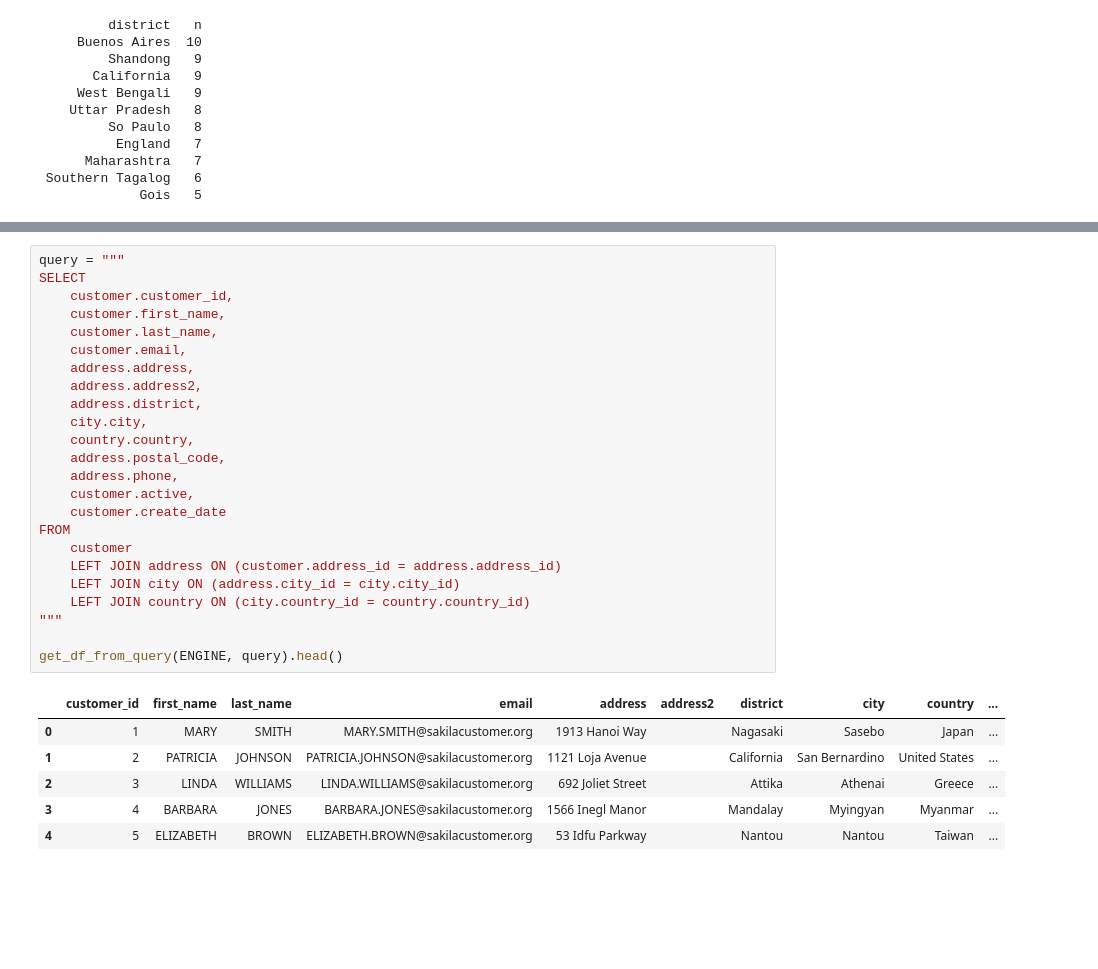
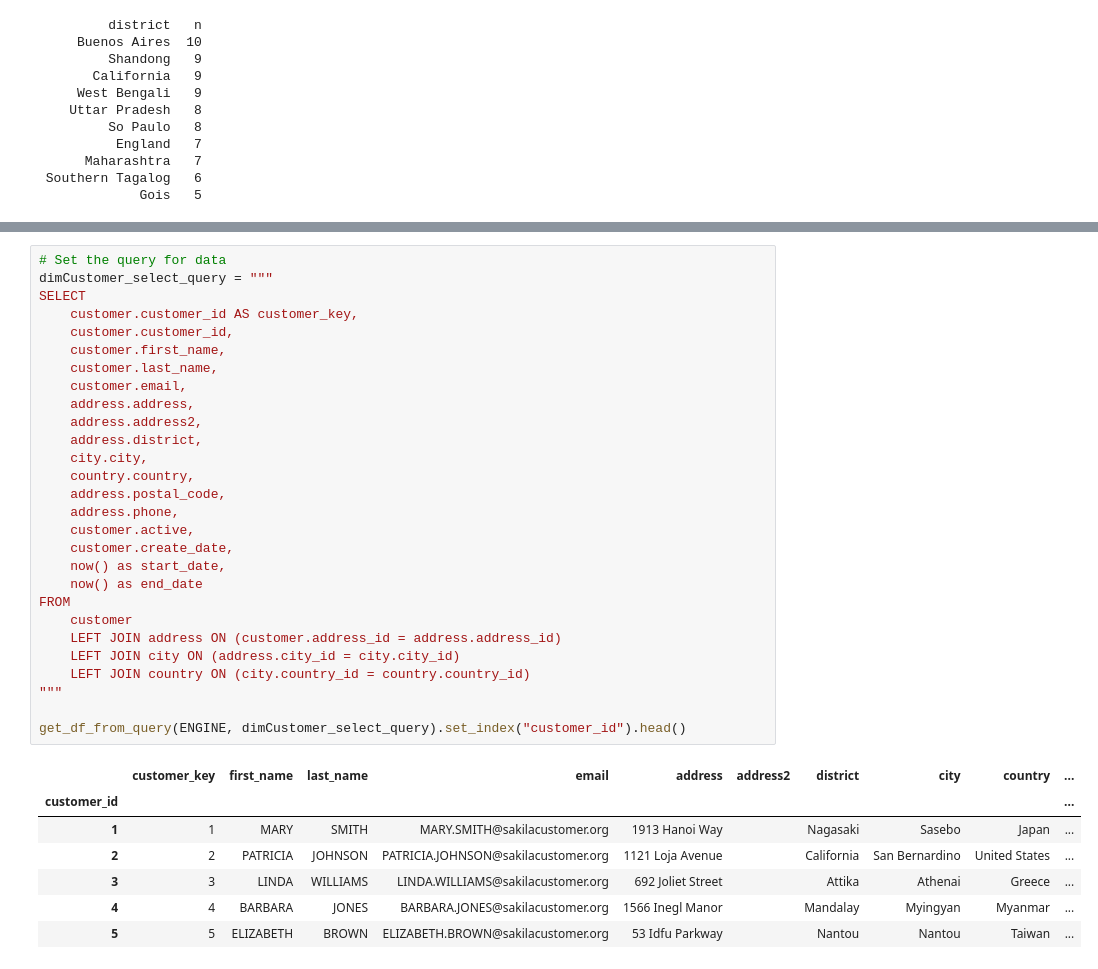
Before and after one commit to DecisioNaut/cloud_warehouse, a Jupyter notebook: notebooks/Lessons/nb.ipynb, the cells around one changed output, grey strips where cells are left out. Saved outputs shown, nothing was run; the diff lists cells and outputs as text; blank space fills up the shorter version.

```diff
--- a/notebooks/Lessons/nb.ipynb
+++ b/notebooks/Lessons/nb.ipynb
@@ -211,31 +444,36 @@ get_df_from_query(ENGINE, query).head()
 # %%
-query = """
+# Set the query for data
+dimCustomer_select_query = """
 SELECT
+    customer.customer_id AS customer_key,
     customer.customer_id,
     customer.first_name,
     customer.last_name,
     customer.email,
     address.address,
     address.address2,
     address.district,
     city.city,
     country.country,
     address.postal_code,
     address.phone,
     customer.active,
-    customer.create_date
+    customer.create_date,
+    now() as start_date,
+    now() as end_date
 FROM
     customer
     LEFT JOIN address ON (customer.address_id = address.address_id)
     LEFT JOIN city ON (address.city_id = city.city_id)
     LEFT JOIN country ON (city.country_id = country.country_id)
 """
 
-get_df_from_query(ENGINE, query).head()
+get_df_from_query(ENGINE, dimCustomer_select_query).set_index("customer_id").head()
 # %% [output]
-|  | customer_id | first_name | last_name | email | address | address2 | district | city | country | ... |
-| 0 | 1 | MARY | SMITH | MARY.SMITH@sakilacustomer.org | 1913 Hanoi Way |  | Nagasaki | Sasebo | Japan | ... |
-| 1 | 2 | PATRICIA | JOHNSON | PATRICIA.JOHNSON@sakilacustomer.org | 1121 Loja Avenue |  | California | San Bernardino | United States | ... |
-| 2 | 3 | LINDA | WILLIAMS | LINDA.WILLIAMS@sakilacustomer.org | 692 Joliet Street |  | Attika | Athenai | Greece | ... |
-| 3 | 4 | BARBARA | JONES | BARBARA.JONES@sakilacustomer.org | 1566 Inegl Manor |  | Mandalay | Myingyan | Myanmar | ... |
-| 4 | 5 | ELIZABETH | BROWN | ELIZABETH.BROWN@sakilacustomer.org | 53 Idfu Parkway |  | Nantou | Nantou | Taiwan | ... |
+|  | customer_key | first_name | last_name | email | address | address2 | district | city | country | ... |
+| customer_id |  |  |  |  |  |  |  |  |  | ... |
+| 1 | 1 | MARY | SMITH | MARY.SMITH@sakilacustomer.org | 1913 Hanoi Way |  | Nagasaki | Sasebo | Japan | ... |
+| 2 | 2 | PATRICIA | JOHNSON | PATRICIA.JOHNSON@sakilacustomer.org | 1121 Loja Avenue |  | California | San Bernardino | United States | ... |
+| 3 | 3 | LINDA | WILLIAMS | LINDA.WILLIAMS@sakilacustomer.org | 692 Joliet Street |  | Attika | Athenai | Greece | ... |
+| 4 | 4 | BARBARA | JONES | BARBARA.JONES@sakilacustomer.org | 1566 Inegl Manor |  | Mandalay | Myingyan | Myanmar | ... |
+| 5 | 5 | ELIZABETH | BROWN | ELIZABETH.BROWN@sakilacustomer.org | 53 Idfu Parkway |  | Nantou | Nantou | Taiwan | ... |
```
Also changed, not shown: parts of 35 cells of this notebook.
